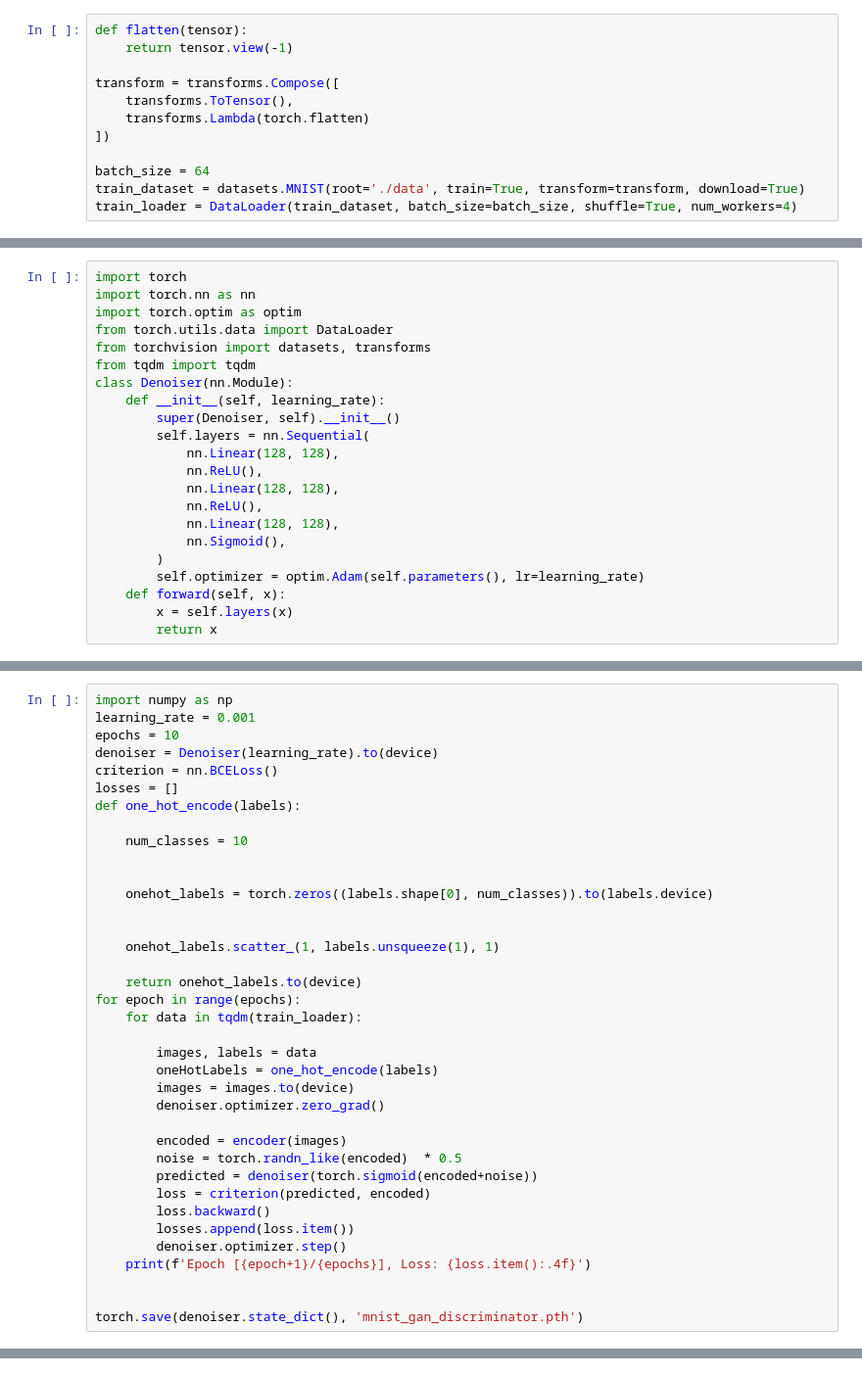
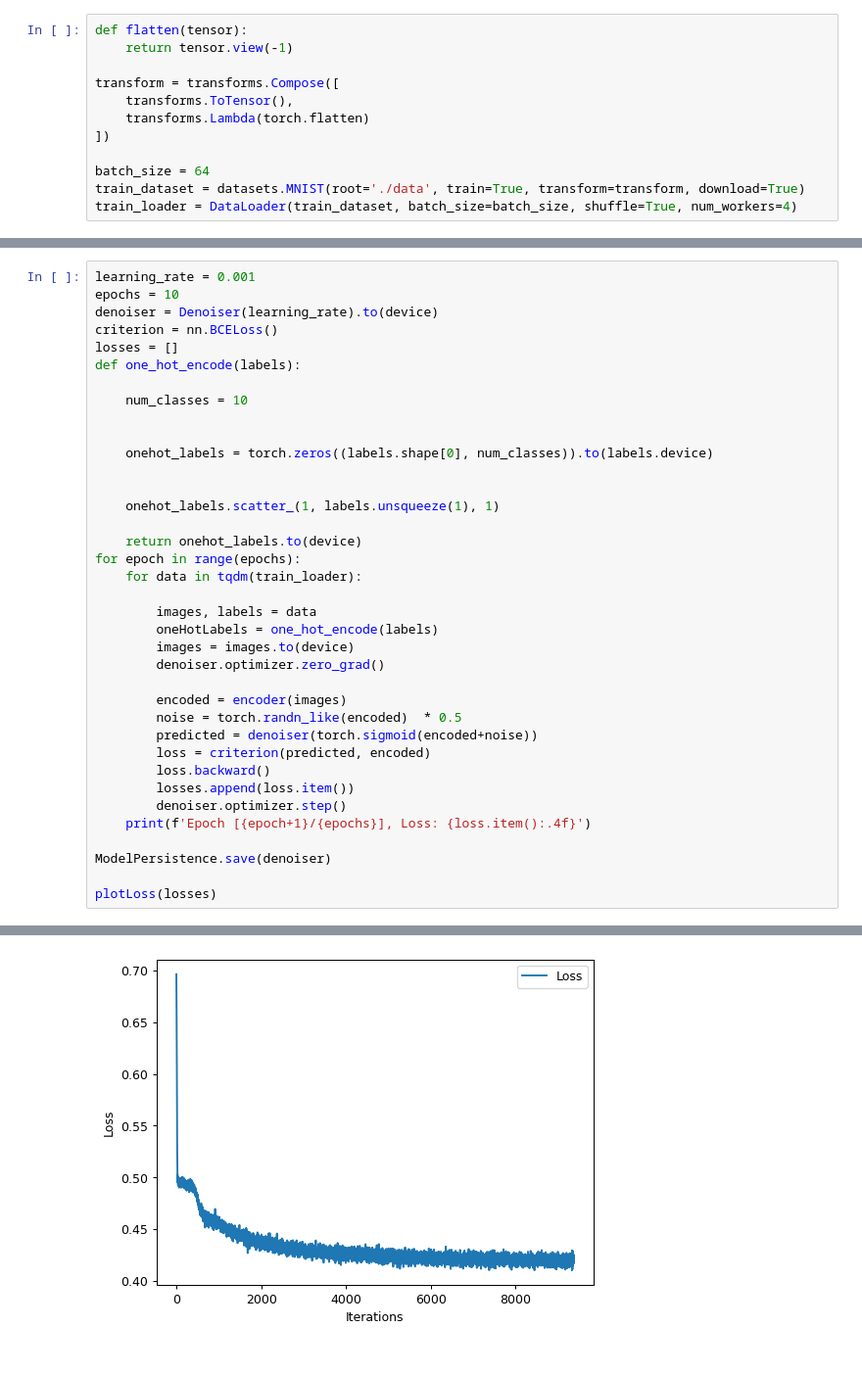
Before and after one commit to Thiago099/mnist-autoencoder-denoiser, a Jupyter notebook: main.ipynb, the cells around one changed output, grey strips where cells are left out. Shown at 98% size. Saved outputs shown, nothing was run; the diff lists cells and outputs as text.

```diff
--- a/main.ipynb
+++ b/main.ipynb
@@ -160,22 +165,0 @@ with torch.no_grad():
-# %%
-import torch
-import torch.nn as nn
-import torch.optim as optim
-from torch.utils.data import DataLoader
-from torchvision import datasets, transforms
-from tqdm import tqdm
-class Denoiser(nn.Module):
-    def __init__(self, learning_rate):
-        super(Denoiser, self).__init__()
-        self.layers = nn.Sequential(
-            nn.Linear(128, 128),
-            nn.ReLU(),
-            nn.Linear(128, 128),
-            nn.ReLU(),
-            nn.Linear(128, 128),
-            nn.Sigmoid(),
-        )
-        self.optimizer = optim.Adam(self.parameters(), lr=learning_rate)
-    def forward(self, x):
-        x = self.layers(x)
-        return x
@@ -182,5 +174,4 @@ class Denoiser(nn.Module):
 # %%
-import numpy as np
 learning_rate = 0.001
 epochs = 10
 denoiser = Denoiser(learning_rate).to(device)
@@ -214,6 +205,7 @@ for epoch in range(epochs):
         denoiser.optimizer.step()
     print(f'Epoch [{epoch+1}/{epochs}], Loss: {loss.item():.4f}')
 
+ModelPersistence.save(denoiser)
 
-torch.save(denoiser.state_dict(), 'mnist_gan_discriminator.pth')
+plotLoss(losses)
 # %% [output]
@@ -229,0 +222 @@ Epoch [10/10], Loss: 0.4608
+[figure, added]
```
Also changed, not shown: parts of 13 cells of this notebook, 1 other file.
